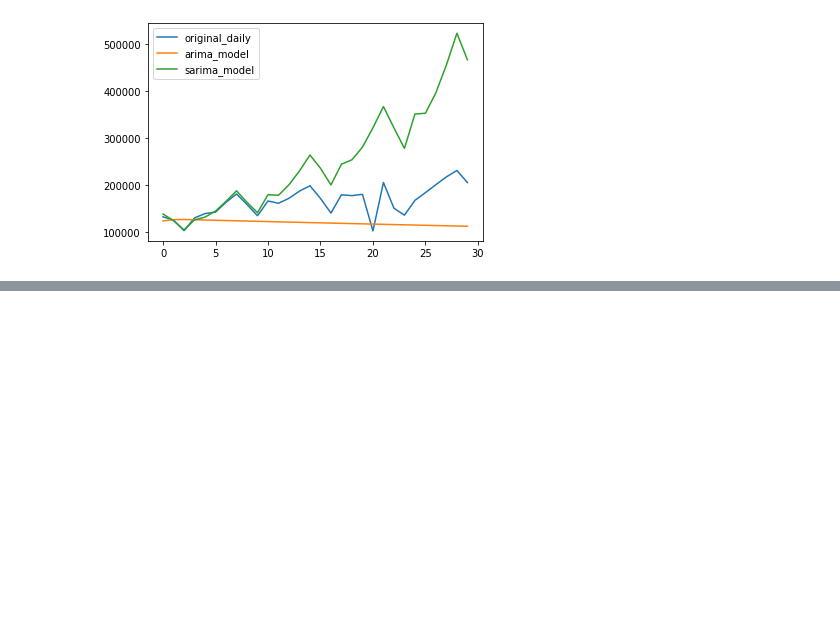
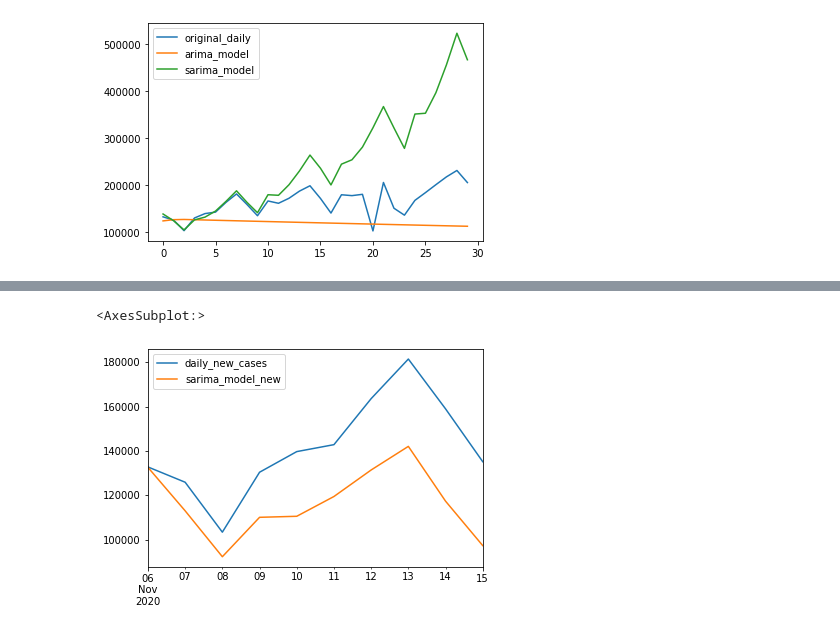
Before and after one commit to CCom20/covid-ml-application, a Jupyter notebook: notebooks/machine_learning_sandbox.ipynb, the cells around one changed output, grey strips where cells are left out. Cells and saved outputs as stored; diff of their text form; code cells hidden in the pictures; blank space fills up the shorter version.

```diff
--- a/notebooks/machine_learning_sandbox.ipynb
+++ b/notebooks/machine_learning_sandbox.ipynb
@@ -480,0 +548,7 @@ predictions_df
+# %%
+first_ten_sarima = SARIMA_new[:10]
+# %%
+pd.merge(ten_day_observed, first_ten_sarima, left_index=True, right_index=True).plot()
+# %% [output]
+<AxesSubplot:>
+[figure, added]
```
Also changed, not shown: parts of 35 cells of this notebook, 5 other files.
